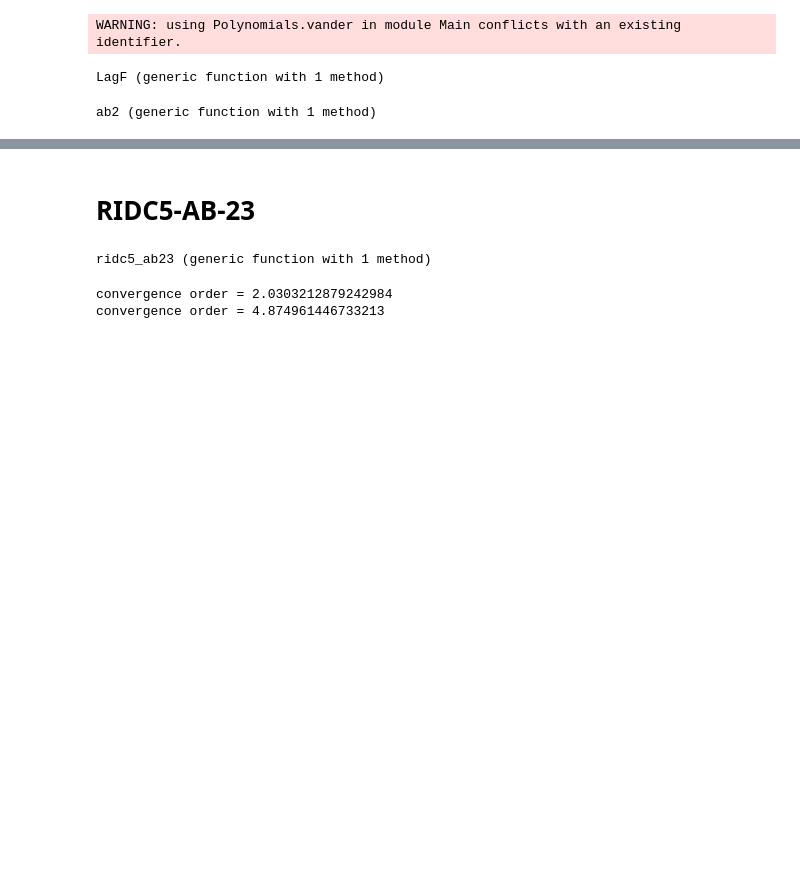
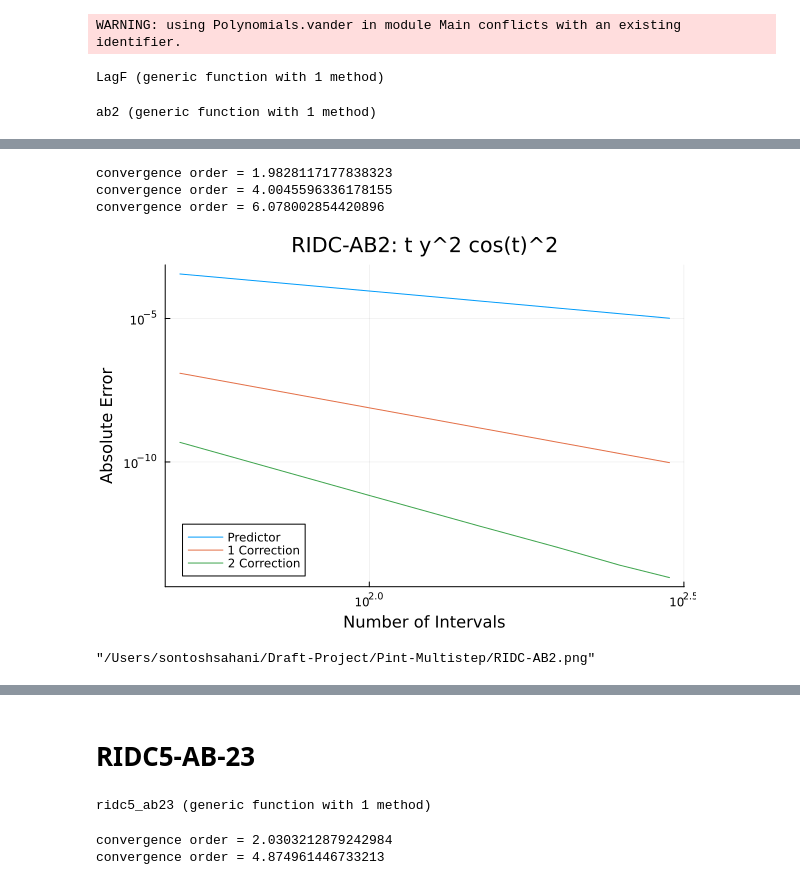
Before and after one commit to Sontosh05/Draft-Projects, a Jupyter notebook: Explicit Multistep (Adam Bashfords-2)-RIDC.ipynb, the cells around one changed output, grey strips where cells are left out. Cells and saved outputs as stored; diff of their text form; code cells hidden in the pictures; blank space fills up the shorter version.

```diff
--- a/Explicit Multistep (Adam Bashfords-2)-RIDC.ipynb
+++ b/Explicit Multistep (Adam Bashfords-2)-RIDC.ipynb
@@ -190,34 +205,41 @@ err = zeros(P, K + 1)
 ns=zeros(P, 1)
 for p in 1:P
     N = 50*p
     ns[p]=N
     h = (tspan[2] - tspan[1]) / N
 
     f(t, y)= t .* y.^2 .* cos.(t) .^2
 
     (t, y) = ridc_ab2(f, tspan, h, y0, N, K)
 
     exact=-8 ./(-9 .+ 2* t.^2 .+ cos.(2*t) .+ 2* t .* sin.(2*t))
 
     # Storing errors
 
     # Storing errors
     for i in 1:K+1
         err[p, i] = norm(exact[N+1] .- y[1, N+1, i])
     end
 end
 
 # Compute order of convergence and error plot
 pdeg = polyfit(log10.(ns[:]), log10.(err[:, 1]),1)
 print("convergence order = ",abs(pdeg[2]),"\n")
-plot(ns, err[:, 1],xaxis=:log, yaxis=:log, label="Predictor")
+plot(ns, err[:, 1],xaxis=:log, yaxis=:log, label="Predictor", ylabel="Absolute Error", xlabel="Number of Intervals", title="RIDC-AB2: t y^2 cos(t)^2")
 
 for j in 2:K+1
     plot!(ns, err[:,j],xaxis=:log, yaxis=:log, label="$(j-1) Correction")
     pdeg = polyfit(log10.(ns[:]), log10.(err[:, j]),1)
     print("convergence order = ", abs(pdeg[2]),"\n")
 end
 display(plot!(legend=:bottomleft))
+savefig("RIDC-AB2.png")
+# %% [output]
+convergence order = 1.9828117177838323
+convergence order = 4.0045596336178155
+convergence order = 6.078002854420896
+[figure, added]
+"/Users/sontoshsahani/Draft-Project/Pint-Multistep/RIDC-AB2.png"
 # %%
 # Example 3: y'=  y^2 , y(0)=1; T in [0, 1/2]
 
```
Also changed, not shown: parts of 11 cells of this notebook, 8 other files.
